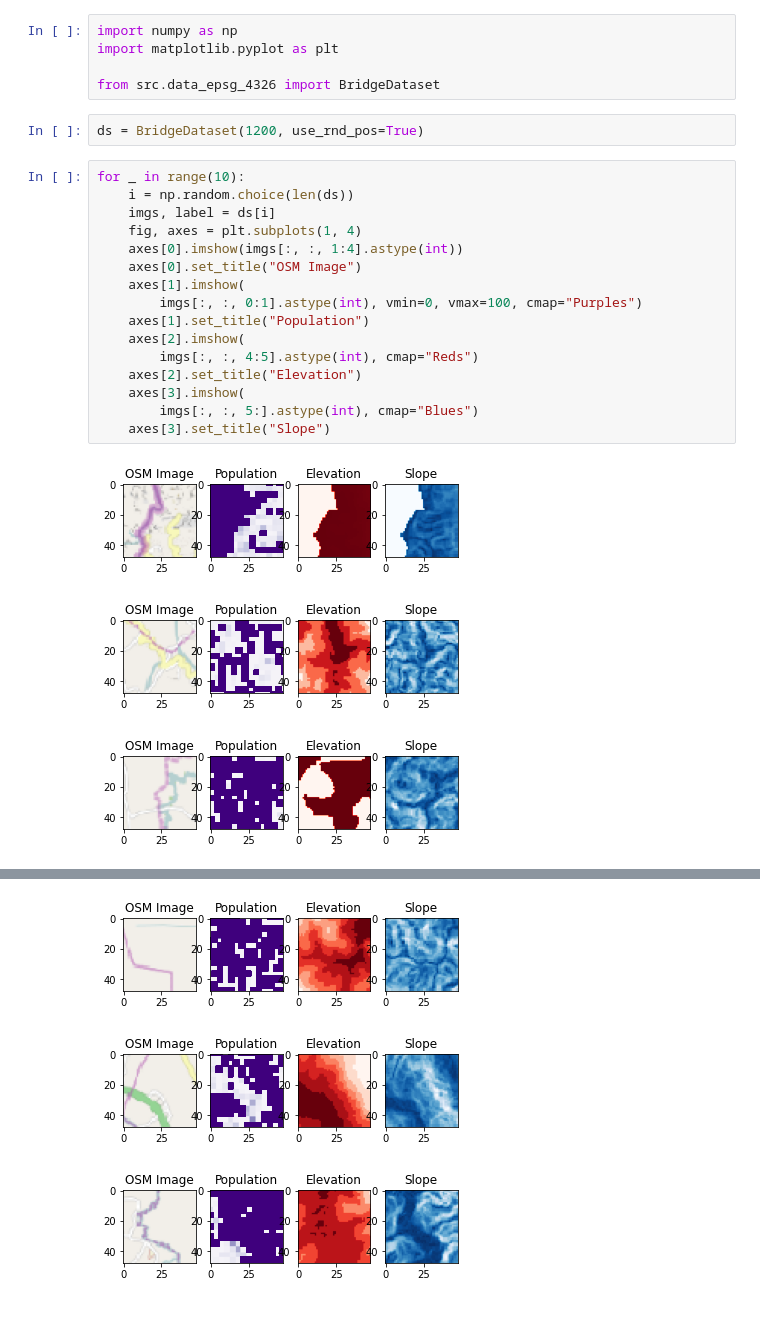
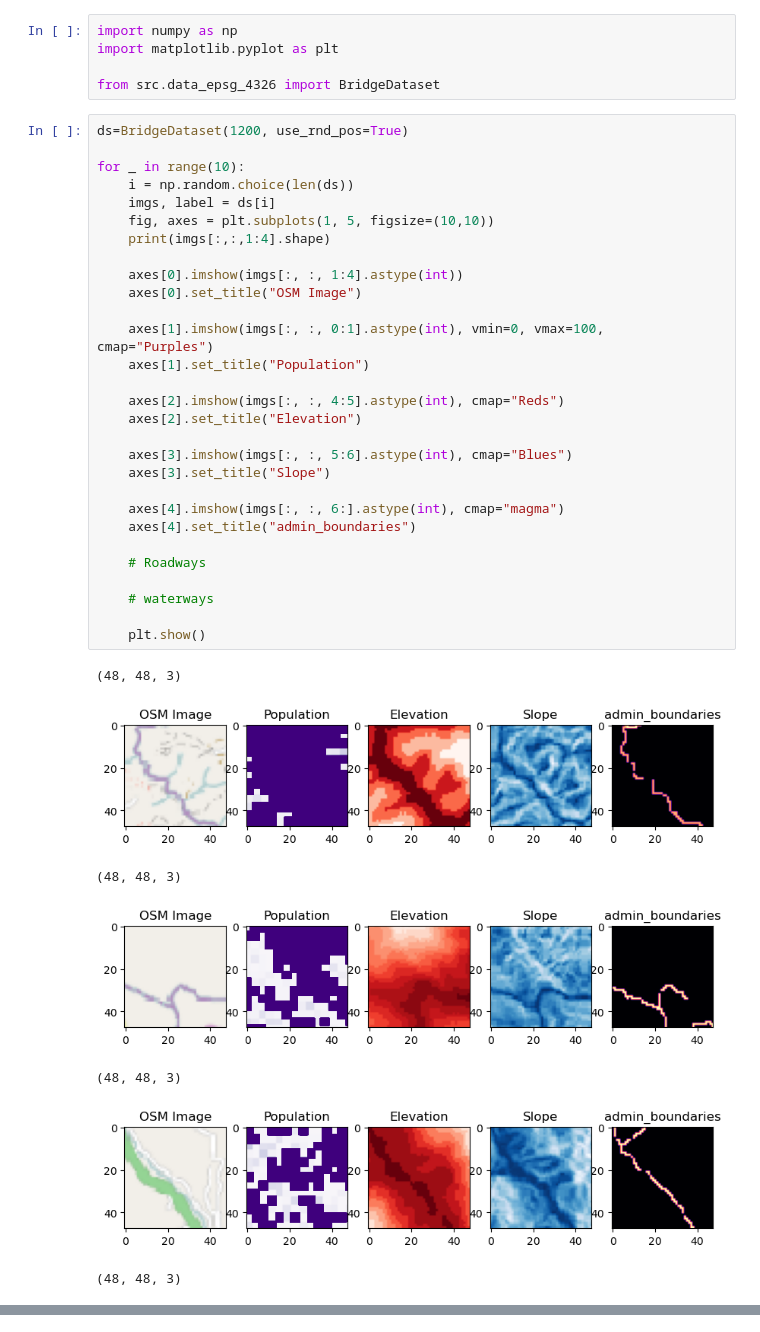
Before and after one commit to narthnil/b2p-siteident, a Jupyter notebook: test data loading.ipynb, the cells around one changed output, grey strips where cells are left out. Cells and saved outputs as stored; diff of their text form.

```diff
--- a/test data loading.ipynb
+++ b/test data loading.ipynb
@@ -3,25 +6,40 @@ import numpy as np
 import matplotlib.pyplot as plt
 
 from src.data_epsg_4326 import BridgeDataset
-# %%
-ds = BridgeDataset(1200, use_rnd_pos=True)
 # %%
+ds=BridgeDataset(1200, use_rnd_pos=True)
+
 for _ in range(10):
     i = np.random.choice(len(ds))
     imgs, label = ds[i]
-    fig, axes = plt.subplots(1, 4)
+    fig, axes = plt.subplots(1, 5, figsize=(10,10))
+    print(imgs[:,:,1:4].shape)
+
     axes[0].imshow(imgs[:, :, 1:4].astype(int))
     axes[0].set_title("OSM Image")
-    axes[1].imshow(
-        imgs[:, :, 0:1].astype(int), vmin=0, vmax=100, cmap="Purples")
+
+    axes[1].imshow(imgs[:, :, 0:1].astype(int), vmin=0, vmax=100, cmap="Purples")
     axes[1].set_title("Population")
-    axes[2].imshow(
-        imgs[:, :, 4:5].astype(int), cmap="Reds")
+
+    axes[2].imshow(imgs[:, :, 4:5].astype(int), cmap="Reds")
     axes[2].set_title("Elevation")
-    axes[3].imshow(
-        imgs[:, :, 5:].astype(int), cmap="Blues")
+
+    axes[3].imshow(imgs[:, :, 5:6].astype(int), cmap="Blues")
     axes[3].set_title("Slope")
+
+    axes[4].imshow(imgs[:, :, 6:].astype(int), cmap="magma")
+    axes[4].set_title("admin_boundaries")
+
+    # Roadways
+
+    # waterways
+
+    plt.show()
 # %% [output]
+(48, 48, 3)
-[figure, old version]
+[figure, new version]
+(48, 48, 3)
-[figure, old version]
+[figure, new version]
+(48, 48, 3)
-[figure, old version]
+[figure, new version]
+(48, 48, 3)
@@ -31,3 +50,0 @@ for _ in range(10):
-[figure, removed]
-[figure, removed]
-[figure, removed]
```
Also changed, not shown: parts of 7 cells of this notebook, 4 other files.
